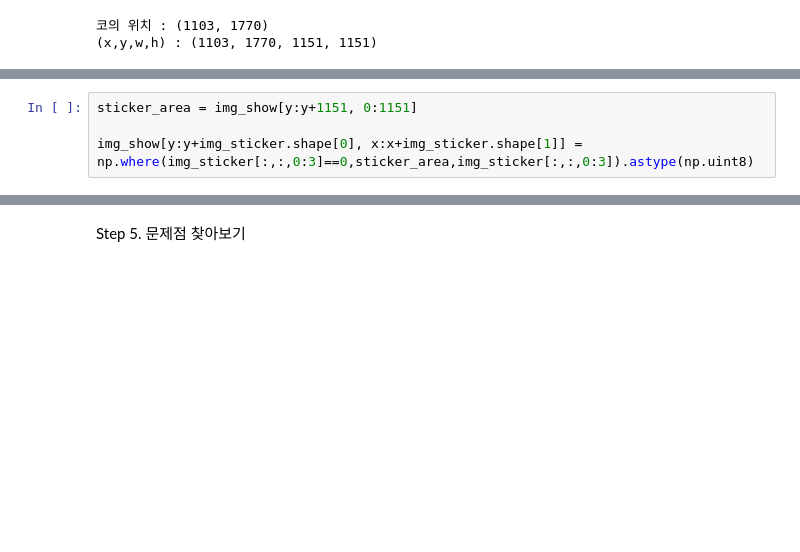
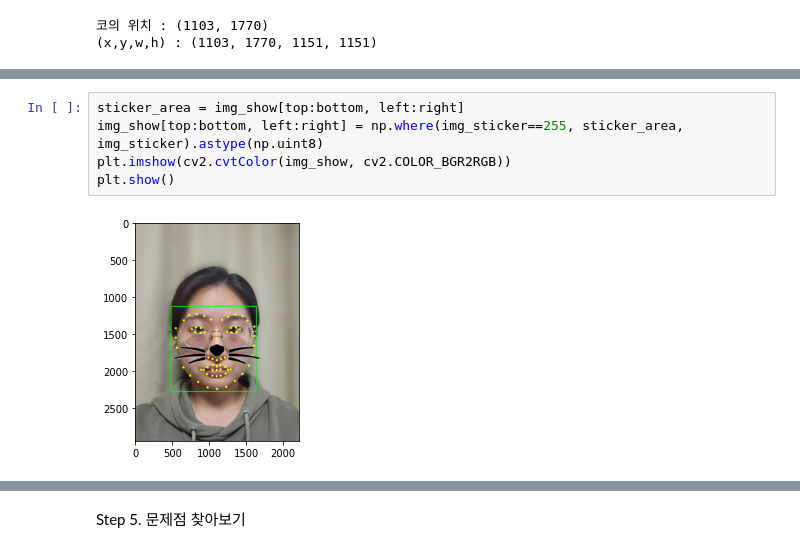
Before and after one commit to EA-park/AIFFEL, a Jupyter notebook: [Exp_07]Camera_app.ipynb, the cells around one changed output, grey strips where cells are left out. Drawn from its saved outputs; the diff is of its cells as text; blank space fills up the shorter version.

```diff
--- a/[Exp_07]Camera_app.ipynb
+++ b/[Exp_07]Camera_app.ipynb
@@ -165,5 +166 @@ plt.show()
 [figure]
-# %%
-sticker_area = img_show[y:y+1151, 0:1151]
-
-img_show[y:y+img_sticker.shape[0], x:x+img_sticker.shape[1]] = np.where(img_sticker[:,:,0:3]==0,sticker_area,img_sticker[:,:,0:3]).astype(np.uint8)
@@ -177 +178,8 @@ plt.show()
+# %%
+sticker_area = img_show[top:bottom, left:right]
+img_show[top:bottom, left:right] = np.where(img_sticker==255, sticker_area, img_sticker).astype(np.uint8)
+plt.imshow(cv2.cvtColor(img_show, cv2.COLOR_BGR2RGB))
+plt.show()
+# %% [output]
+[figure, added]
 # %%
```
Also changed, not shown: parts of 8 cells of this notebook.
